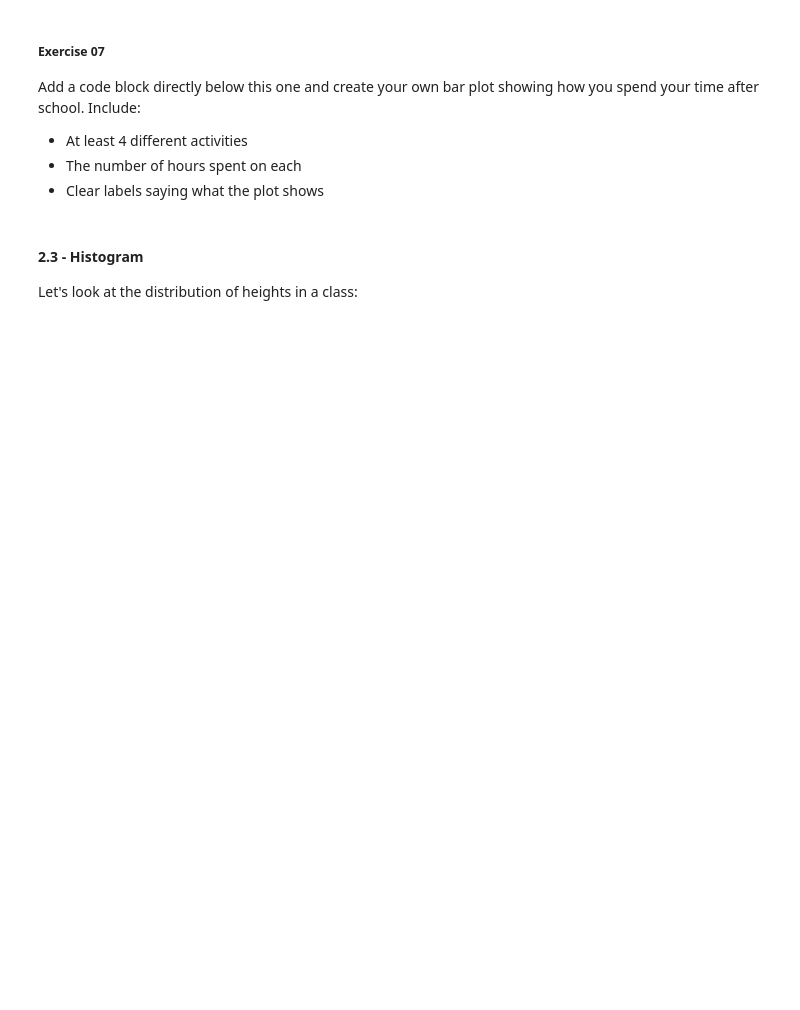
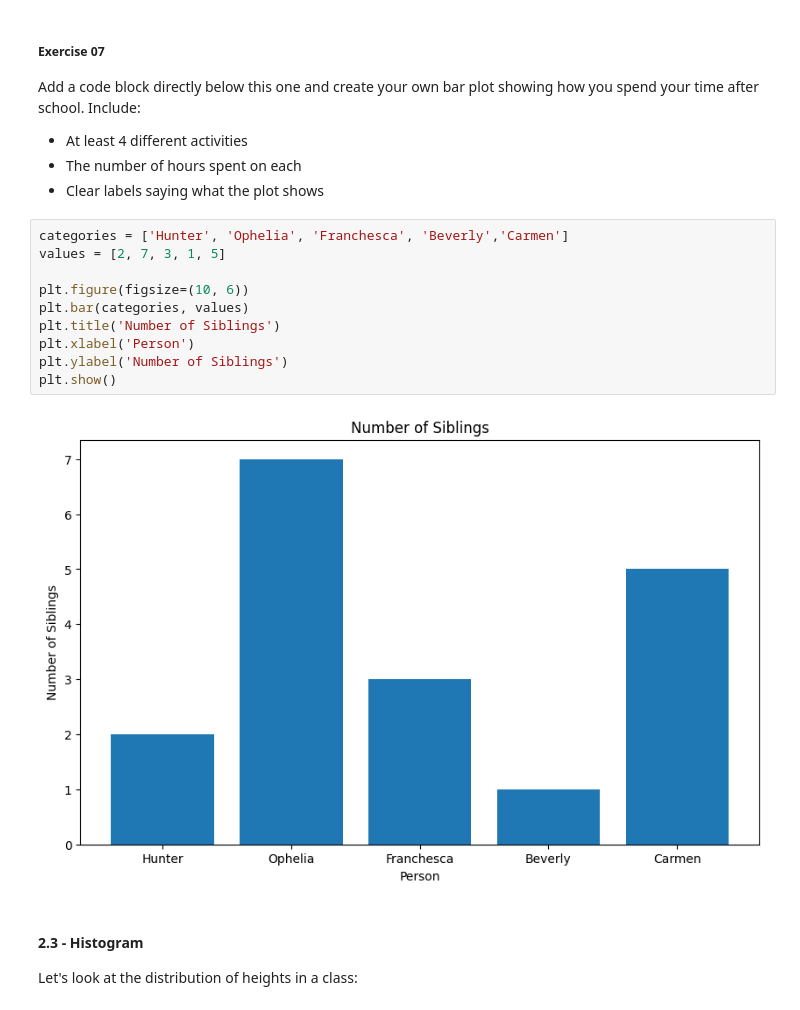
Before and after one commit to itsasamantha/unit-3-data-science, a Jupyter notebook: 00_intro.ipynb, the cells around one changed output. Drawn from its saved outputs; the diff is of its cells as text; blank space fills up the shorter version.

```diff
--- a/00_intro.ipynb
+++ b/00_intro.ipynb
@@ -345,6 +378,18 @@ Add a code block directly below this one and create your own bar plot showing ho
 - At least 4 different activities
 - The number of hours spent on each
 - Clear labels saying what the plot shows
+# %%
+categories = ['Hunter', 'Ophelia', 'Franchesca', 'Beverly','Carmen']
+values = [2, 7, 3, 1, 5]
+
+plt.figure(figsize=(10, 6))
+plt.bar(categories, values)
+plt.title('Number of Siblings')
+plt.xlabel('Person')
+plt.ylabel('Number of Siblings')
+plt.show()
+# %% [output]
+[figure, added]
 # %% [markdown]
 #### 2.3 - Histogram
 Let's look at the distribution of heights in a class:
```
Also changed, not shown: parts of 13 cells of this notebook.
